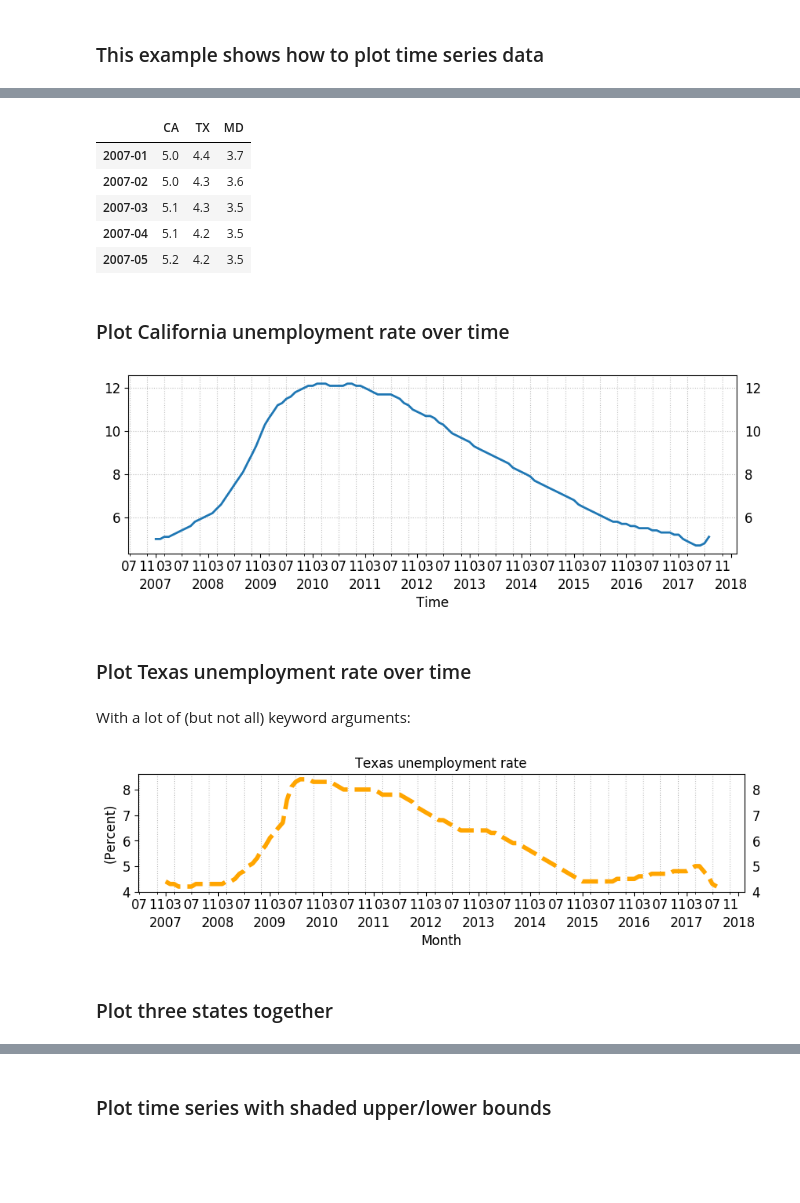
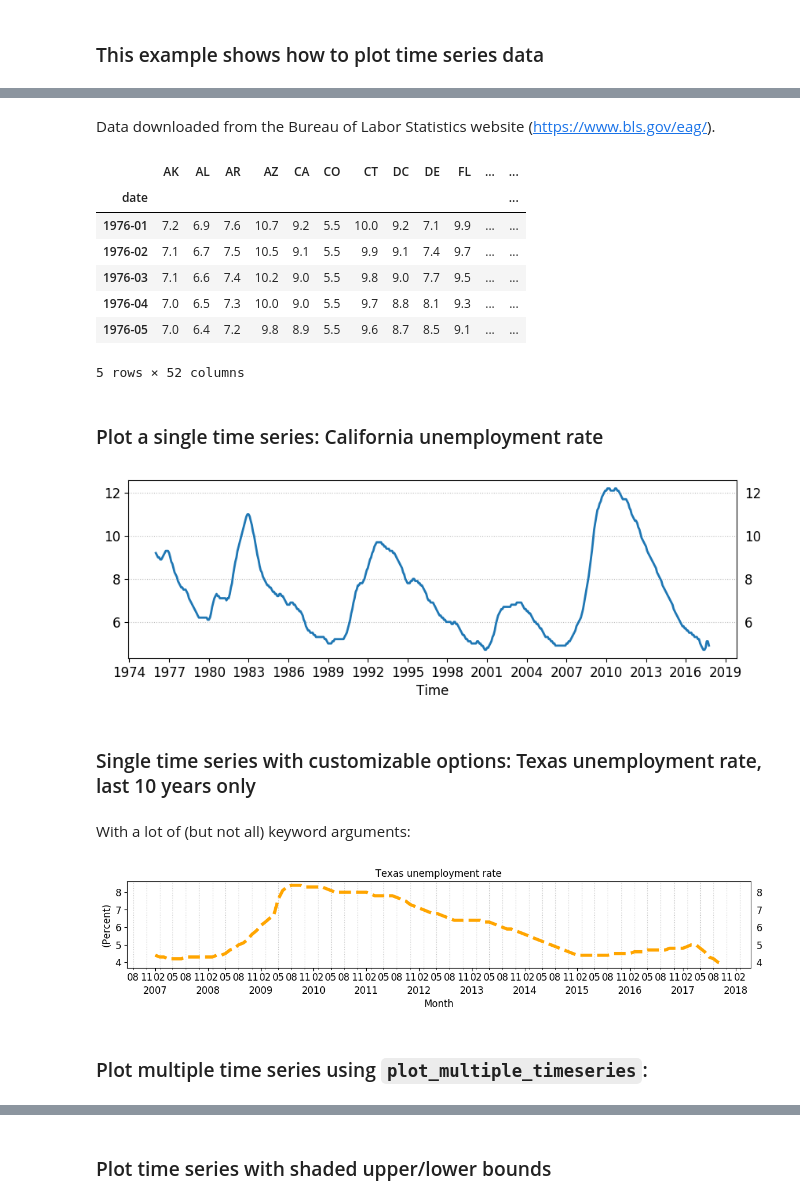
Before and after one commit to teiband/python-plot-utilities, a Jupyter notebook: examples/Plot_time_series_example.ipynb, the cells around one changed output, grey strips where cells are left out. Saved outputs shown, nothing was run; the diff lists cells and outputs as text; code cells hidden in the pictures; blank space fills up the shorter version.

Commit message:
updated examples using new data

```diff
--- a/examples/Plot_time_series_example.ipynb
+++ b/examples/Plot_time_series_example.ipynb
@@ -69,27 +17,33 @@ df['MD'] = unempl_MD
+# %% [markdown]
+Data downloaded from the Bureau of Labor Statistics website (https://www.bls.gov/eag/).
+# %%
+df = pd.read_csv('./datasets/Unemployment_rate_1976-2017.csv', index_col=0)
 # %%
 df.head()
 # %% [output]
-|  | CA | TX | MD |
-| 2007-01 | 5.0 | 4.4 | 3.7 |
-| 2007-02 | 5.0 | 4.3 | 3.6 |
-| 2007-03 | 5.1 | 4.3 | 3.5 |
-| 2007-04 | 5.1 | 4.2 | 3.5 |
-| 2007-05 | 5.2 | 4.2 | 3.5 |
+|  | AK | AL | AR | AZ | CA | CO | CT | DC | DE | FL | ... | ... |
+| date |  |  |  |  |  |  |  |  |  |  |  | ... |
+| 1976-01 | 7.2 | 6.9 | 7.6 | 10.7 | 9.2 | 5.5 | 10.0 | 9.2 | 7.1 | 9.9 | ... | ... |
+| 1976-02 | 7.1 | 6.7 | 7.5 | 10.5 | 9.1 | 5.5 | 9.9 | 9.1 | 7.4 | 9.7 | ... | ... |
+| 1976-03 | 7.1 | 6.6 | 7.4 | 10.2 | 9.0 | 5.5 | 9.8 | 9.0 | 7.7 | 9.5 | ... | ... |
+| 1976-04 | 7.0 | 6.5 | 7.3 | 10.0 | 9.0 | 5.5 | 9.7 | 8.8 | 8.1 | 9.3 | ... | ... |
+| 1976-05 | 7.0 | 6.4 | 7.2 | 9.8 | 8.9 | 5.5 | 9.6 | 8.7 | 8.5 | 9.1 | ... | ... |
+5 rows × 52 columns
 # %% [markdown]
-### Plot California unemployment rate over time
+### Plot a single time series: California unemployment rate
 # %%
-pu.plot_timeseries(CA);  # with all other arguments by default
+pu.plot_timeseries(df['CA']);  # with all other arguments by default
 # %% [output]
-[figure, old version]
+[figure, new version]
-# %% [markdown]
-### Plot Texas unemployment rate over time
+# %% [markdown]
+### Single time series with customizable options: Texas unemployment rate, last 10 years only
 # %% [markdown]
 With a lot of (but not all) keyword arguments:
 # %%
-pu.plot_timeseries(TX,figsize=(10,2),xlabel='Month',ylabel='(Percent)',ygrid_on=False,
+pu.plot_timeseries(df.loc['2007-01':,'TX'],figsize=(14,2),xlabel='Month',ylabel='(Percent)',ygrid_on=False,
                    color='orange',lw=4,ls='--',title='Texas unemployment rate');
 # %% [output]
-[figure, old version]
+[figure, new version]
-# %% [markdown]
-### Plot three states together
+# %% [markdown]
+### Plot multiple time series using `plot_multiple_timeseries`:
 # %%
```
Also changed, not shown: parts of 13 cells of this notebook.
